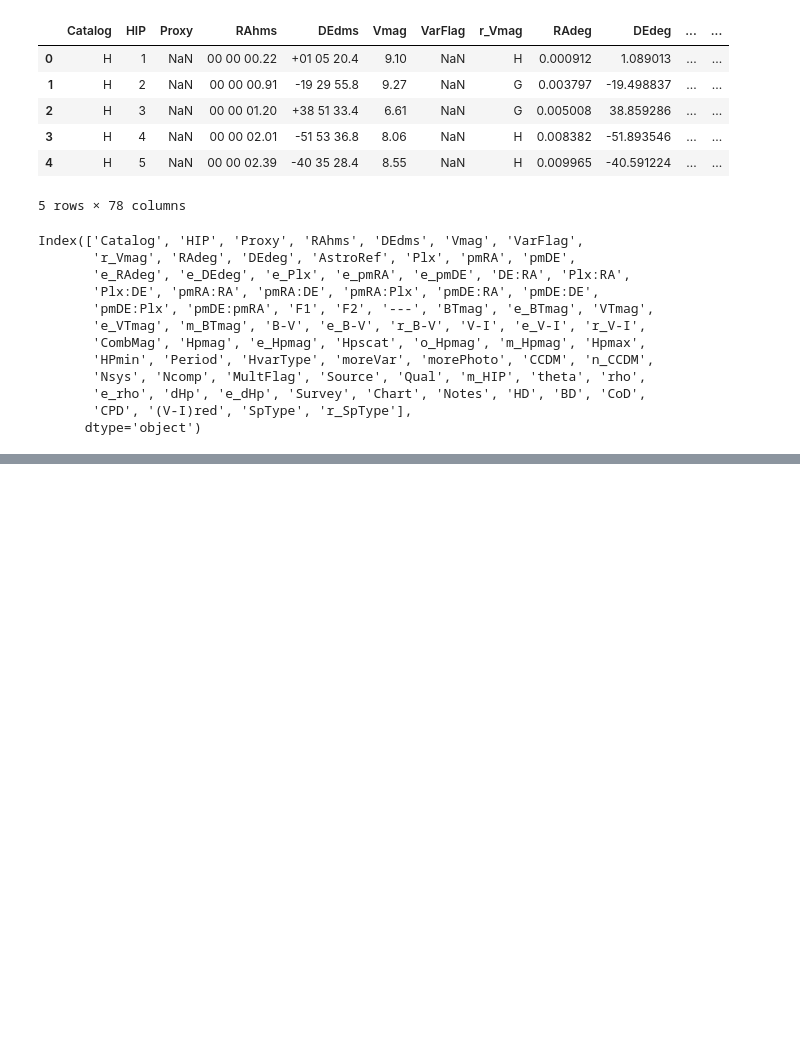
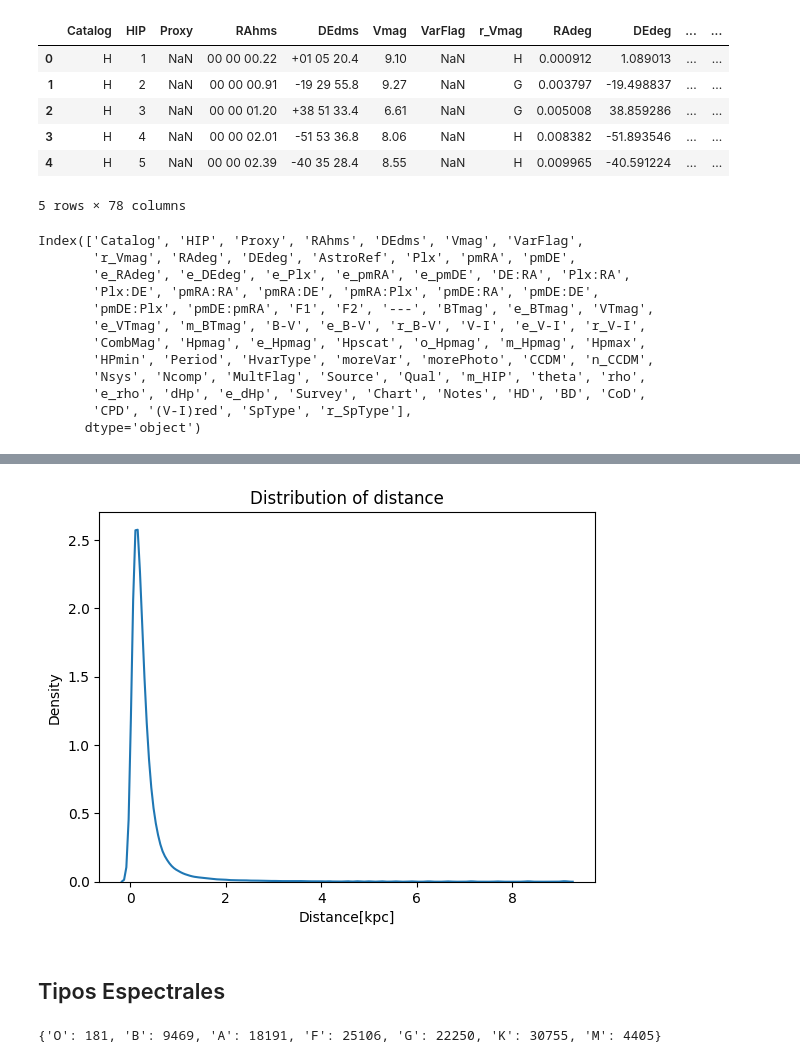
Before and after one commit to fbientrigo/intro_machine_learning, a Jupyter notebook: projects/hipparcos/exploratory.ipynb, the cells around one changed output, grey strips where cells are left out. Drawn from its saved outputs; the diff is of its cells as text; code cells hidden in the pictures; blank space fills up the shorter version.

```diff
--- a/projects/hipparcos/exploratory.ipynb
+++ b/projects/hipparcos/exploratory.ipynb
@@ -57,0 +193,12 @@ Length: 78, dtype: object
+# %%
+import seaborn as sns
+
+sns.kdeplot(data = hipp_df_par_corrected, x = "d")
+plt.title("Distribution of distance")
+plt.xlabel("Distance[kpc]")
+plt.ylabel("Density")
+plt.show()
+# %% [output]
+[figure, added]
+# %% [markdown]
+## Tipos Espectrales
@@ -57,0 +224,7 @@ Length: 78, dtype: object
+# %%
+sptype = hipp_df_par_corrected["SpType"].value_counts()
+sptype = sptype.to_dict()
+sptype = get_sptype(sptype)
+print(sptype)
+# %% [output]
+{'O': 181, 'B': 9469, 'A': 18191, 'F': 25106, 'G': 22250, 'K': 30755, 'M': 4405}
```
Also changed, not shown: parts of 25 cells of this notebook, 17 other files.
